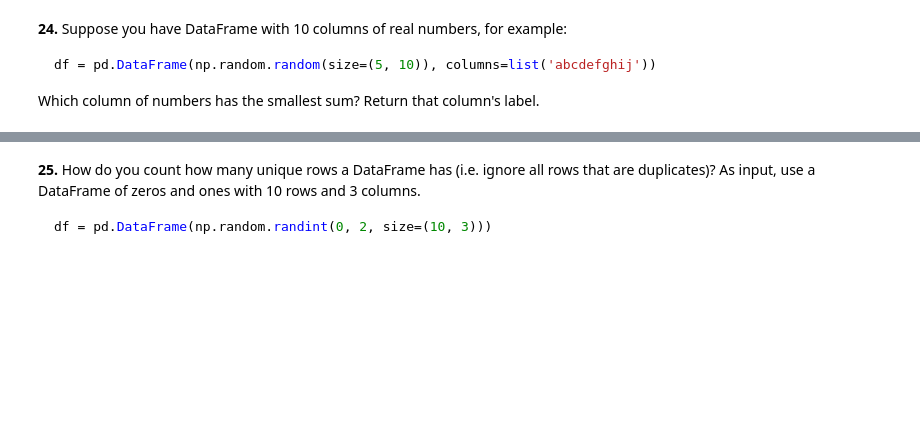
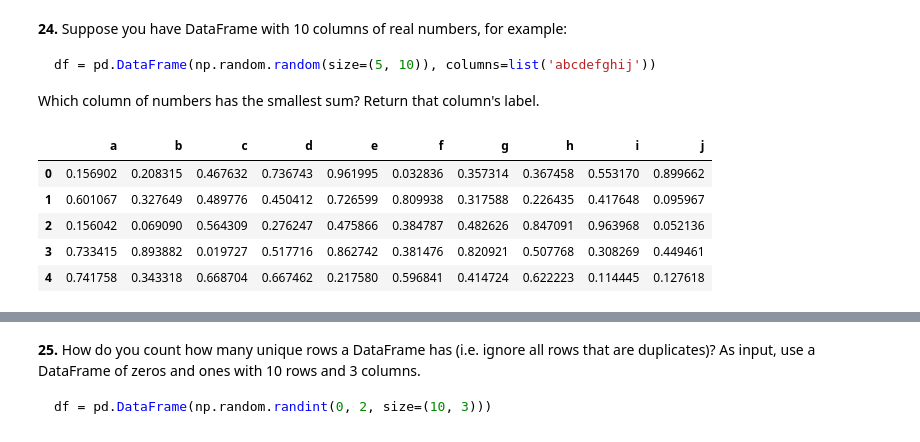
Before and after one commit to rahulparmar-202/100-pandas-puzzles, a Jupyter notebook: 100-pandas-puzzles.ipynb, the cells around one changed output, grey strips where cells are left out. Cells and saved outputs as stored; diff of their text form; code cells hidden in the pictures; blank space fills up the shorter version.

````diff
--- a/100-pandas-puzzles.ipynb
+++ b/100-pandas-puzzles.ipynb
@@ -402,3 +402,13 @@ df_centered_row
 df = pd.DataFrame(np.random.random(size=(5, 10)), columns=list('abcdefghij'))
 ```
 Which column of numbers has the smallest sum?  Return that column's label.
+# %%
+df = pd.DataFrame(np.random.random(size=(5, 10)), columns=list('abcdefghij'))
+df
+# %% [output]
+|  | a | b | c | d | e | f | g | h | i | j |
+| 0 | 0.156902 | 0.208315 | 0.467632 | 0.736743 | 0.961995 | 0.032836 | 0.357314 | 0.367458 | 0.553170 | 0.899662 |
+| 1 | 0.601067 | 0.327649 | 0.489776 | 0.450412 | 0.726599 | 0.809938 | 0.317588 | 0.226435 | 0.417648 | 0.095967 |
+| 2 | 0.156042 | 0.069090 | 0.564309 | 0.276247 | 0.475866 | 0.384787 | 0.482626 | 0.847091 | 0.963968 | 0.052136 |
+| 3 | 0.733415 | 0.893882 | 0.019727 | 0.517716 | 0.862742 | 0.381476 | 0.820921 | 0.507768 | 0.308269 | 0.449461 |
+| 4 | 0.741758 | 0.343318 | 0.668704 | 0.667462 | 0.217580 | 0.596841 | 0.414724 | 0.622223 | 0.114445 | 0.127618 |
````
Also changed, not shown: parts of 3 cells of this notebook.
